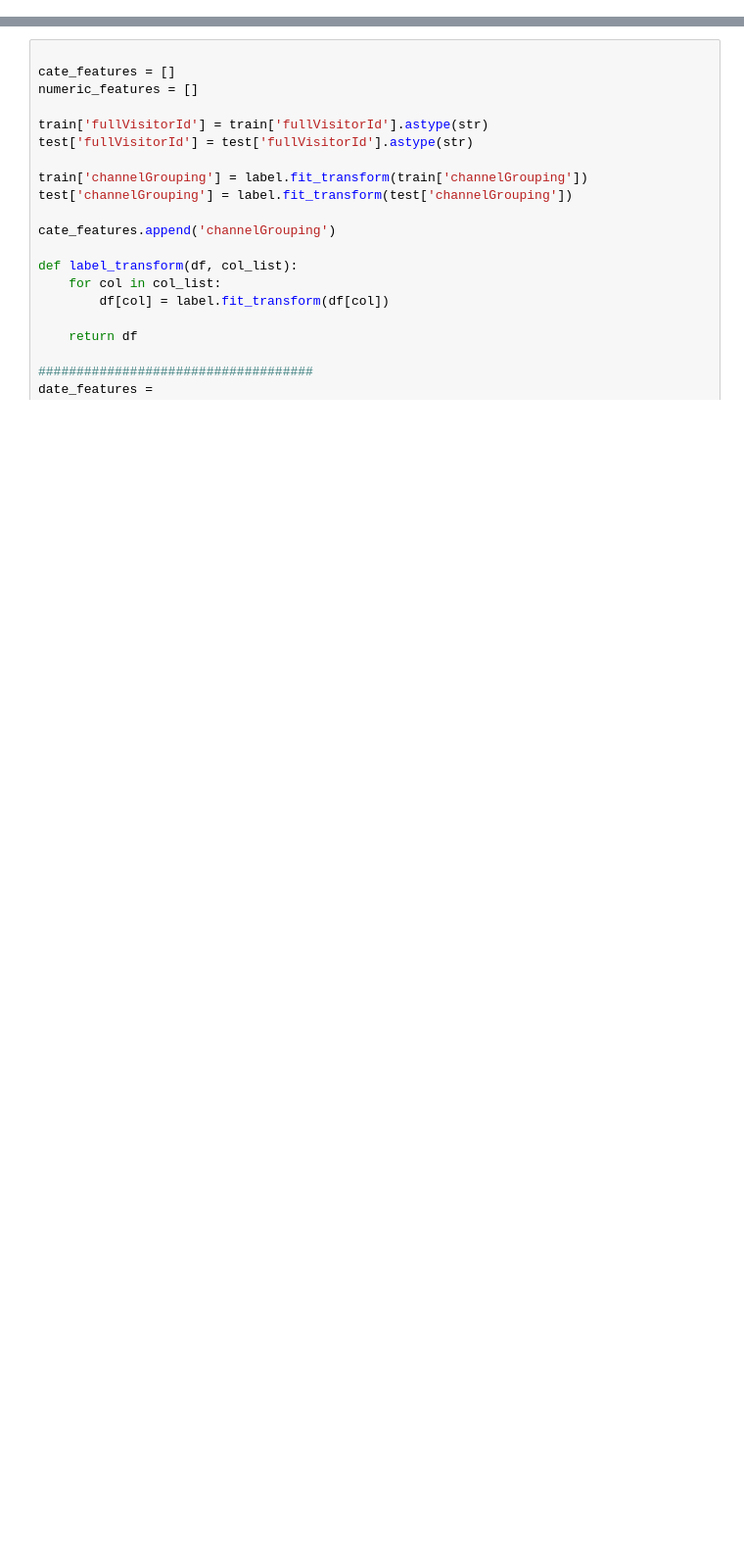
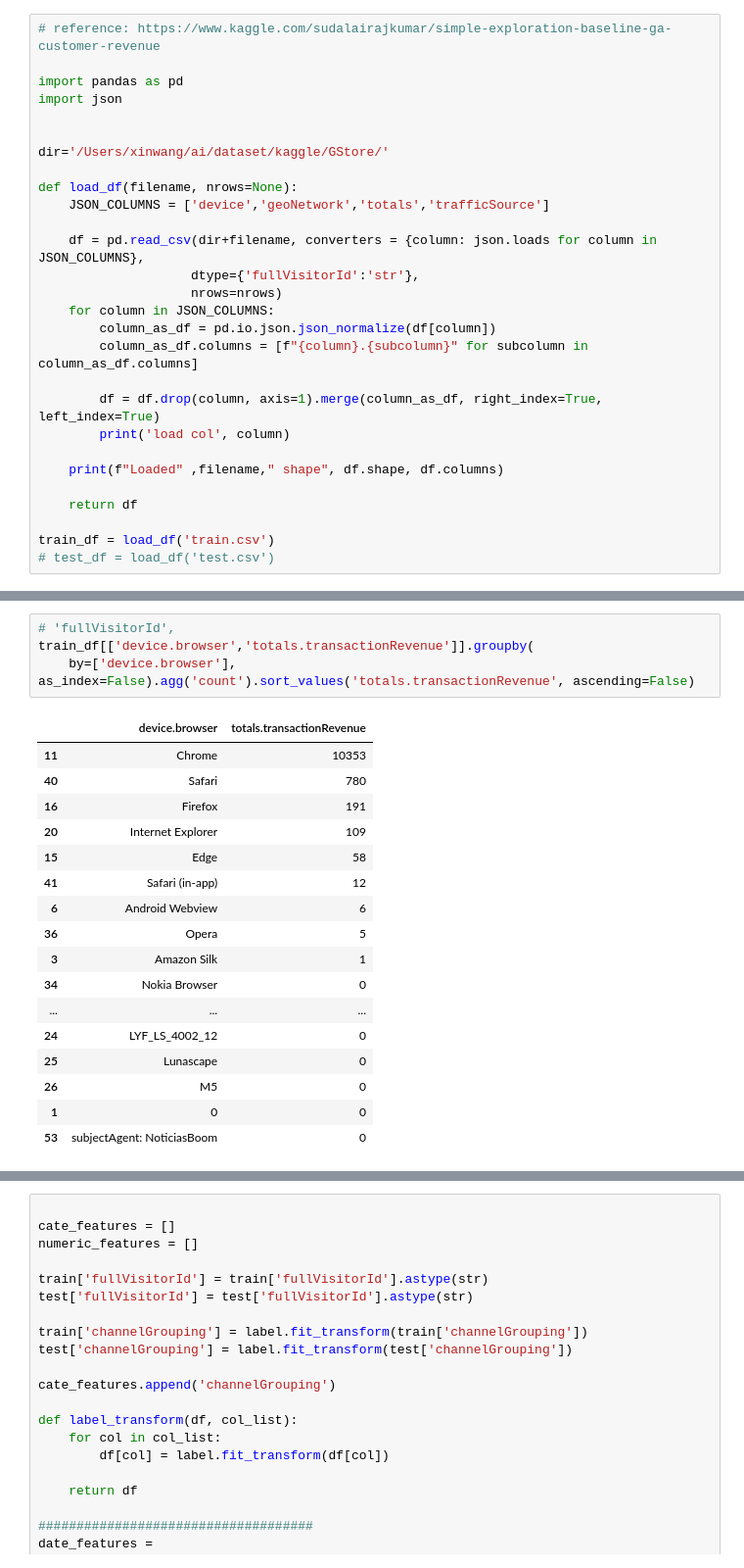
Before and after one commit to mojia/prince-ai, a Jupyter notebook: kaggle/GStore/FeatureEngineering.ipynb, the cells around one changed output, grey strips where cells are left out. Shown: that part at 98% size. Drawn from its saved outputs; the diff is of its cells as text; blank space fills up the shorter version.

```diff
--- a/kaggle/GStore/FeatureEngineering.ipynb
+++ b/kaggle/GStore/FeatureEngineering.ipynb
@@ -31,0 +1,28 @@ AttributeError: 'Series' object has no attribute 'days'
+# %%
+# reference: https://www.kaggle.com/sudalairajkumar/simple-exploration-baseline-ga-customer-revenue
+
+import pandas as pd
+import json
+
+
+dir='/Users/xinwang/ai/dataset/kaggle/GStore/'
+
+def load_df(filename, nrows=None):
+    JSON_COLUMNS = ['device','geoNetwork','totals','trafficSource']
+
+    df = pd.read_csv(dir+filename, converters = {column: json.loads for column in JSON_COLUMNS},
+                    dtype={'fullVisitorId':'str'},
+                    nrows=nrows)
+    for column in JSON_COLUMNS:
+        column_as_df = pd.io.json.json_normalize(df[column])
+        column_as_df.columns = [f"{column}.{subcolumn}" for subcolumn in column_as_df.columns]
+
+        df = df.drop(column, axis=1).merge(column_as_df, right_index=True, left_index=True)
+        print('load col', column)
+
+    print(f"Loaded" ,filename," shape", df.shape, df.columns)
+
+    return df
+
+train_df = load_df('train.csv')
+# test_df = load_df('test.csv')
@@ -31,0 +68,22 @@ AttributeError: 'Series' object has no attribute 'days'
+# %%
+# 'fullVisitorId',
+train_df[['device.browser','totals.transactionRevenue']].groupby(
+    by=['device.browser'], as_index=False).agg('count').sort_values('totals.transactionRevenue', ascending=False)
+# %% [output]
+|  | device.browser | totals.transactionRevenue |
+| 11 | Chrome | 10353 |
+| 40 | Safari | 780 |
+| 16 | Firefox | 191 |
+| 20 | Internet Explorer | 109 |
+| 15 | Edge | 58 |
+| 41 | Safari (in-app) | 12 |
+| 6 | Android Webview | 6 |
+| 36 | Opera | 5 |
+| 3 | Amazon Silk | 1 |
+| 34 | Nokia Browser | 0 |
+| ... | ... | ... |
+| 24 | LYF_LS_4002_12 | 0 |
+| 25 | Lunascape | 0 |
+| 26 | M5 | 0 |
+| 1 | 0 | 0 |
+| 53 | subjectAgent: NoticiasBoom | 0 |
```
Also changed, not shown: parts of 20 cells of this notebook, 8 other files.
